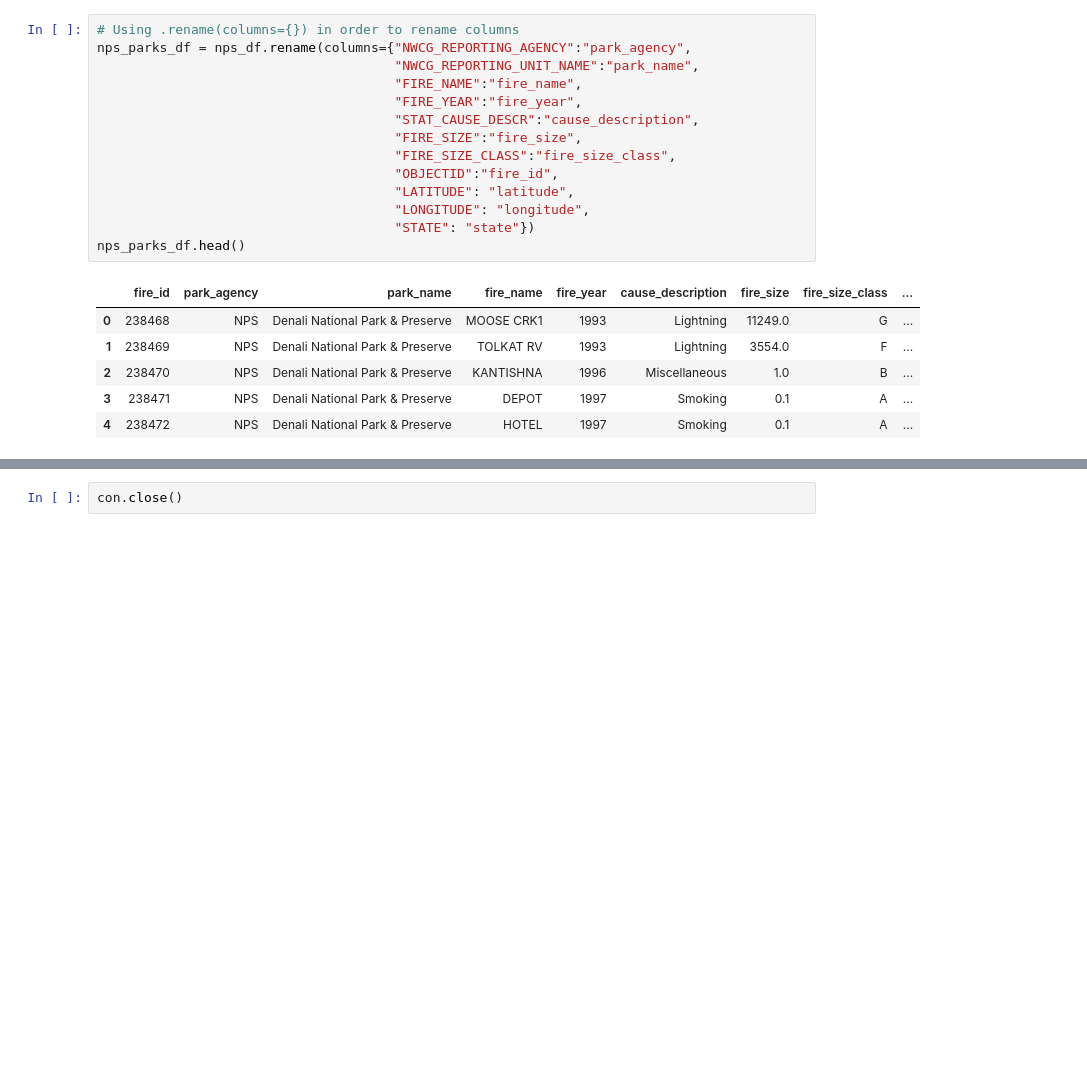
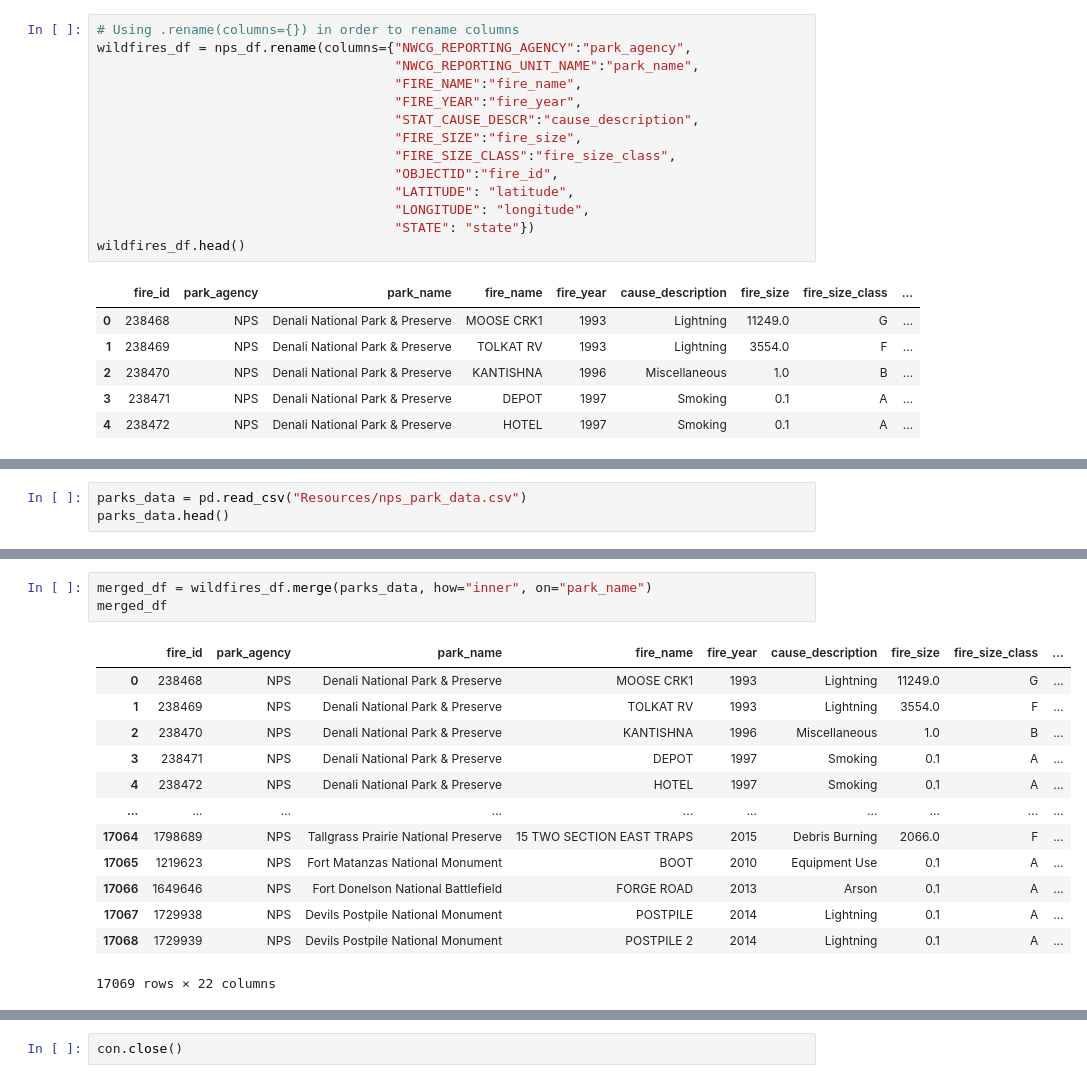
Before and after one commit to adriana-icasiano/National_Parks_Information_Tool, a Jupyter notebook: wildfires_data.ipynb, the cells around one changed output, grey strips where cells are left out. Drawn from its saved outputs; the diff is of its cells as text; blank space fills up the shorter version.

Commit message:
Addin park_id to wildfires data and fixing parks names in datasets

```diff
--- a/wildfires_data.ipynb
+++ b/wildfires_data.ipynb
@@ -157,7 +157,7 @@ nps_df.head()
 | 4 | 238472 | NPS | Denali National Park & Preserve | HOTEL | 1997 | Smoking | ... |
 # %%
 # Using .rename(columns={}) in order to rename columns
-nps_parks_df = nps_df.rename(columns={"NWCG_REPORTING_AGENCY":"park_agency",
+wildfires_df = nps_df.rename(columns={"NWCG_REPORTING_AGENCY":"park_agency",
                                       "NWCG_REPORTING_UNIT_NAME":"park_name",
                                       "FIRE_NAME":"fire_name",
                                       "FIRE_YEAR":"fire_year",
@@ -168,7 +168,7 @@ nps_parks_df = nps_df.rename(columns={"NWCG_REPORTING_AGENCY":"park_agency",
                                       "LATITUDE": "latitude",
                                       "LONGITUDE": "longitude",
                                       "STATE": "state"})
-nps_parks_df.head()
+wildfires_df.head()
 # %% [output]
 |  | fire_id | park_agency | park_name | fire_name | fire_year | cause_description | fire_size | fire_size_class | ... |
 | 0 | 238468 | NPS | Denali National Park & Preserve | MOOSE CRK1 | 1993 | Lightning | 11249.0 | G | ... |
@@ -316,0 +371,3 @@ nps_parks_df.replace(["Yukon-Charley Rivers National Preserve",
+# %%
+parks_data = pd.read_csv("Resources/nps_park_data.csv")
+parks_data.head()
@@ -316,0 +414,17 @@ nps_parks_df.replace(["Yukon-Charley Rivers National Preserve",
+# %%
+merged_df = wildfires_df.merge(parks_data, how="inner", on="park_name")
+merged_df
+# %% [output]
+|  | fire_id | park_agency | park_name | fire_name | fire_year | cause_description | fire_size | fire_size_class | ... |
+| 0 | 238468 | NPS | Denali National Park & Preserve | MOOSE CRK1 | 1993 | Lightning | 11249.0 | G | ... |
+| 1 | 238469 | NPS | Denali National Park & Preserve | TOLKAT RV | 1993 | Lightning | 3554.0 | F | ... |
+| 2 | 238470 | NPS | Denali National Park & Preserve | KANTISHNA | 1996 | Miscellaneous | 1.0 | B | ... |
+| 3 | 238471 | NPS | Denali National Park & Preserve | DEPOT | 1997 | Smoking | 0.1 | A | ... |
+| 4 | 238472 | NPS | Denali National Park & Preserve | HOTEL | 1997 | Smoking | 0.1 | A | ... |
+| ... | ... | ... | ... | ... | ... | ... | ... | ... | ... |
+| 17064 | 1798689 | NPS | Tallgrass Prairie National Preserve | 15 TWO SECTION EAST TRAPS | 2015 | Debris Burning | 2066.0 | F | ... |
+| 17065 | 1219623 | NPS | Fort Matanzas National Monument | BOOT | 2010 | Equipment Use | 0.1 | A | ... |
+| 17066 | 1649646 | NPS | Fort Donelson National Battlefield | FORGE ROAD | 2013 | Arson | 0.1 | A | ... |
+| 17067 | 1729938 | NPS | Devils Postpile National Monument | POSTPILE | 2014 | Lightning | 0.1 | A | ... |
+| 17068 | 1729939 | NPS | Devils Postpile National Monument | POSTPILE 2 | 2014 | Lightning | 0.1 | A | ... |
+17069 rows × 22 columns
```
Also changed, not shown: parts of 21 cells of this notebook, 3 other files.
